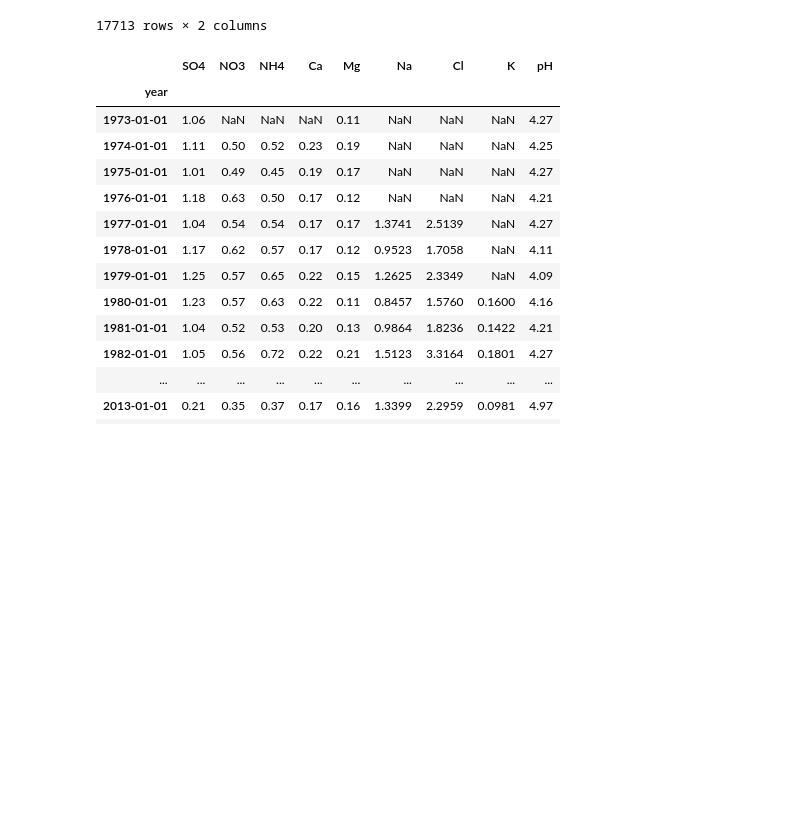
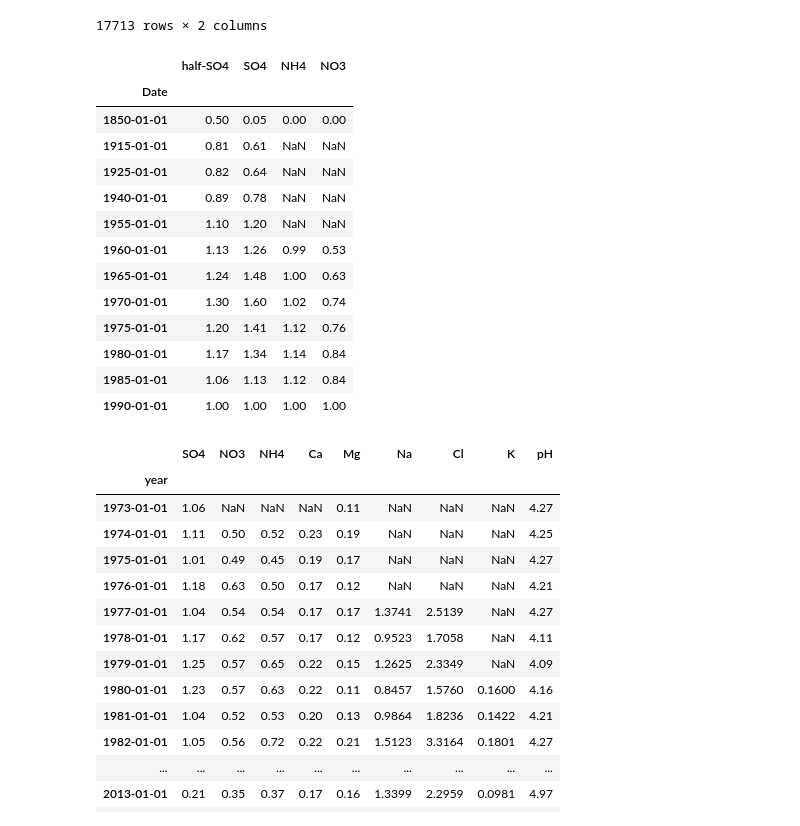
Before and after one commit to NIVANorge/Mobius, a Jupyter notebook: PythonWrapper/MAGIC/example.ipynb, the cells around one changed output. Saved outputs shown, nothing was run; the diff lists cells and outputs as text; code cells hidden in the pictures; blank space fills up the shorter version.

```diff
--- a/PythonWrapper/MAGIC/example.ipynb
+++ b/PythonWrapper/MAGIC/example.ipynb
@@ -27,6 +27,23 @@ met_df
 17713 rows × 2 columns
 # %%
 emep_df = magic.get_emep_deposition_scales()
+
+emep_df
+# %% [output]
+|  | half-SO4 | SO4 | NH4 | NO3 |
+| Date |  |  |  |  |
+| 1850-01-01 | 0.50 | 0.05 | 0.00 | 0.00 |
+| 1915-01-01 | 0.81 | 0.61 | NaN | NaN |
+| 1925-01-01 | 0.82 | 0.64 | NaN | NaN |
+| 1940-01-01 | 0.89 | 0.78 | NaN | NaN |
+| 1955-01-01 | 1.10 | 1.20 | NaN | NaN |
+| 1960-01-01 | 1.13 | 1.26 | 0.99 | 0.53 |
+| 1965-01-01 | 1.24 | 1.48 | 1.00 | 0.63 |
+| 1970-01-01 | 1.30 | 1.60 | 1.02 | 0.74 |
+| 1975-01-01 | 1.20 | 1.41 | 1.12 | 0.76 |
+| 1980-01-01 | 1.17 | 1.34 | 1.14 | 0.84 |
+| 1985-01-01 | 1.06 | 1.13 | 1.12 | 0.84 |
+| 1990-01-01 | 1.00 | 1.00 | 1.00 | 1.00 |
 # %%
 dep_df = pd.read_excel('example_dep_Birkenes.xls', sheet_name='Ark1', index_col='year', parse_dates=True)
 
```
Also changed, not shown: parts of 2 cells of this notebook, 1 other file.
